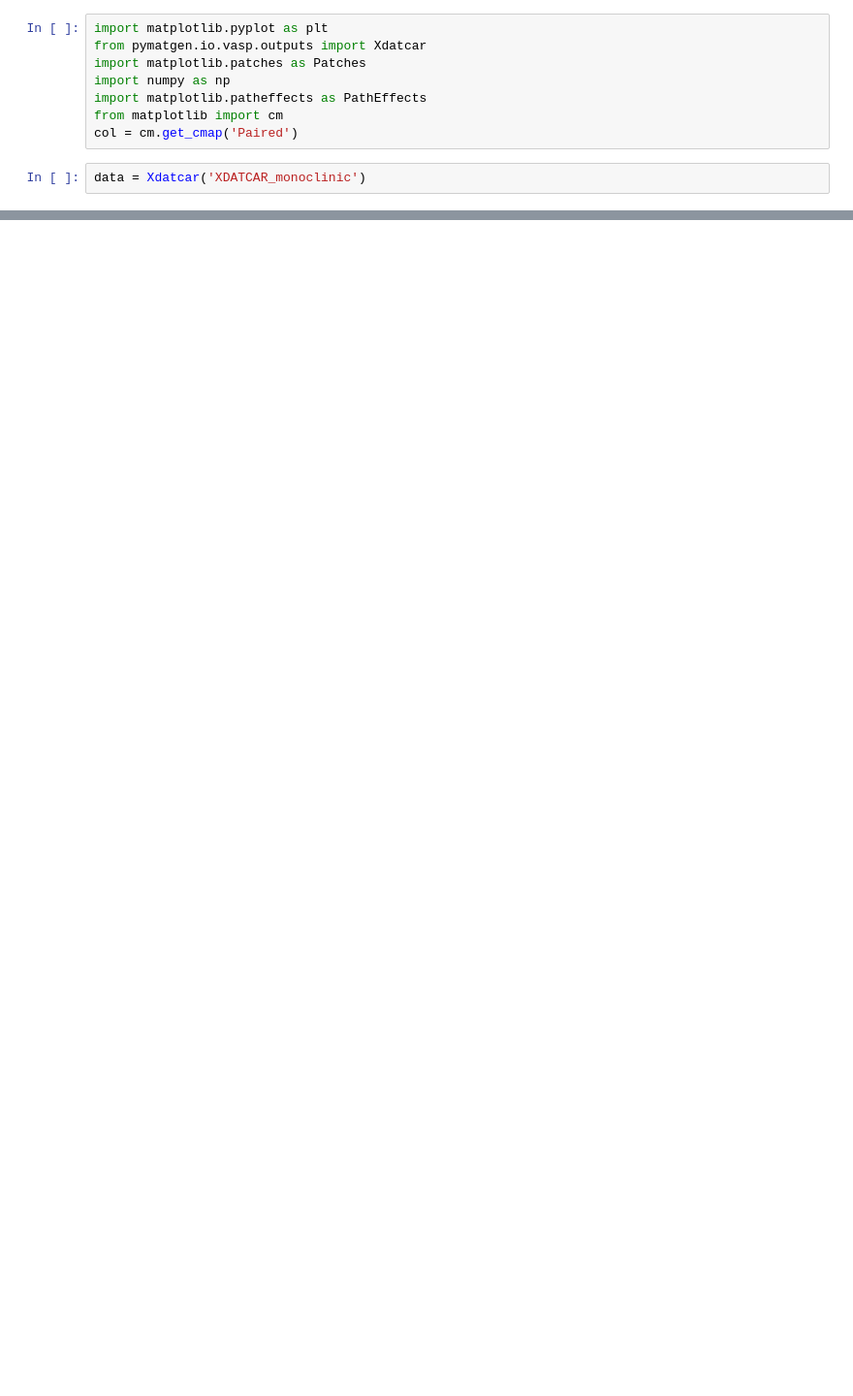
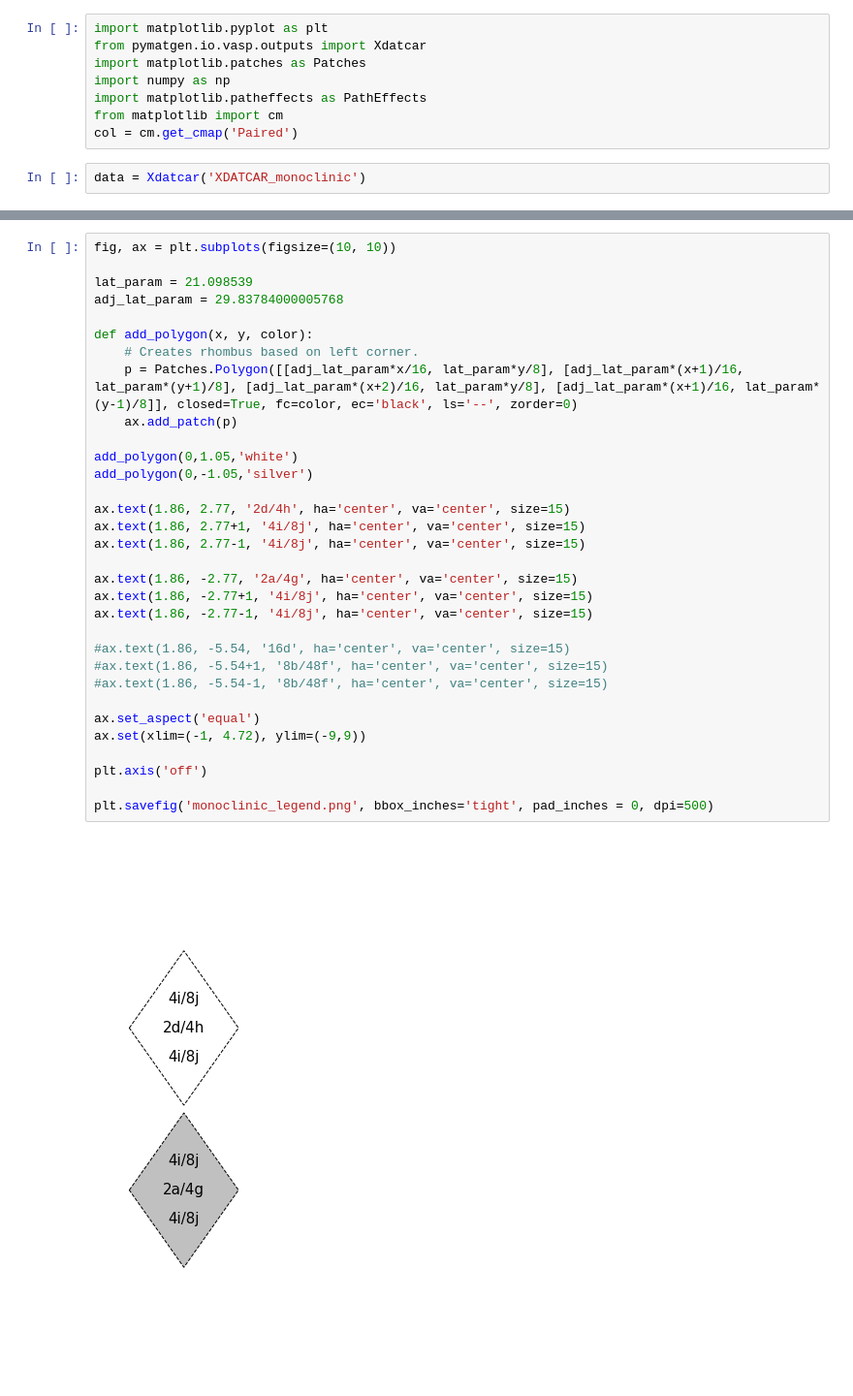
Before and after one commit to BenGoldmann/halospinel_project, a Jupyter notebook: data/md_mlff/dft/production/attempt_2/monoclinic.ipynb, the cells around one changed output, grey strips where cells are left out. Shown at 97% size. Cells and saved outputs as stored; diff of their text form; blank space fills up the shorter version.

```diff
--- a/data/md_mlff/dft/production/attempt_2/monoclinic.ipynb
+++ b/data/md_mlff/dft/production/attempt_2/monoclinic.ipynb
@@ -114,0 +110,34 @@ len(z1)
+# %%
+fig, ax = plt.subplots(figsize=(10, 10))
+
+lat_param = 21.098539
+adj_lat_param = 29.83784000005768
+
+def add_polygon(x, y, color):
+    # Creates rhombus based on left corner.
+    p = Patches.Polygon([[adj_lat_param*x/16, lat_param*y/8], [adj_lat_param*(x+1)/16, lat_param*(y+1)/8], [adj_lat_param*(x+2)/16, lat_param*y/8], [adj_lat_param*(x+1)/16, lat_param*(y-1)/8]], closed=True, fc=color, ec='black', ls='--', zorder=0)
+    ax.add_patch(p)
+
+add_polygon(0,1.05,'white')
+add_polygon(0,-1.05,'silver')
+
+ax.text(1.86, 2.77, '2d/4h', ha='center', va='center', size=15)
+ax.text(1.86, 2.77+1, '4i/8j', ha='center', va='center', size=15)
+ax.text(1.86, 2.77-1, '4i/8j', ha='center', va='center', size=15)
+
+ax.text(1.86, -2.77, '2a/4g', ha='center', va='center', size=15)
+ax.text(1.86, -2.77+1, '4i/8j', ha='center', va='center', size=15)
+ax.text(1.86, -2.77-1, '4i/8j', ha='center', va='center', size=15)
+
+#ax.text(1.86, -5.54, '16d', ha='center', va='center', size=15)
+#ax.text(1.86, -5.54+1, '8b/48f', ha='center', va='center', size=15)
+#ax.text(1.86, -5.54-1, '8b/48f', ha='center', va='center', size=15)
+
+ax.set_aspect('equal')
+ax.set(xlim=(-1, 4.72), ylim=(-9,9))
+
+plt.axis('off')
+
+plt.savefig('monoclinic_legend.png', bbox_inches='tight', pad_inches = 0, dpi=500)
+# %% [output]
+[figure, added]
```
Also changed, not shown: parts of 3 cells of this notebook, 8 other files.
